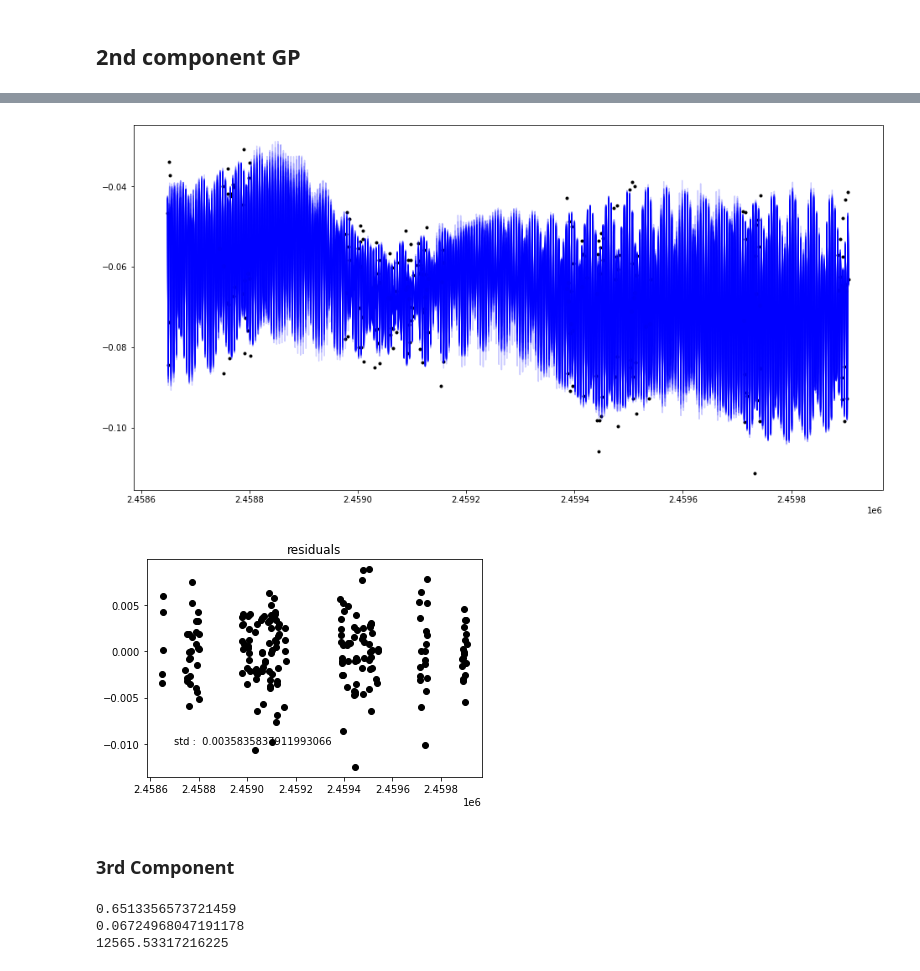
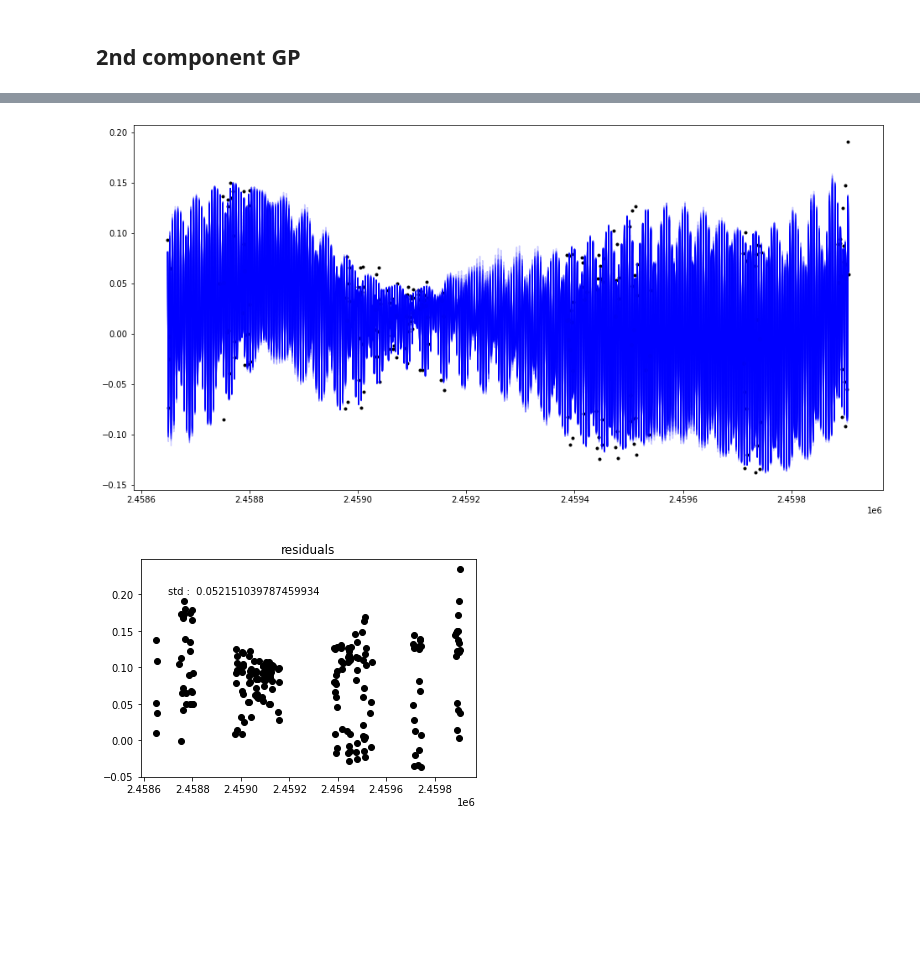
Before and after one commit to Paul-Charpentier/SPCAndie, a Jupyter notebook: GwPCA.ipynb, the cells around one changed output, grey strips where cells are left out. Saved outputs shown, nothing was run; the diff lists cells and outputs as text; code cells hidden in the pictures; blank space fills up the shorter version.

```diff
--- a/GwPCA.ipynb
+++ b/GwPCA.ipynb
@@ -256,8 +234,8 @@ def Display(HyperParam, tplot):
 # %%
 plt.figure(figsize=(16, 8))
 
-plt.plot(times[:-1], eigen2vectors[0][:-1],'k.')
-tplot = np.linspace(np.min(times), np.max(times), 1000)
+plt.plot(times[:-1], eigen2vectors[0],'k.')
+tplot = np.linspace(np.min(times[:-1]), np.max(times[:-1]), 1000)
 
 for s in range(25):
     plt.plot(tplot, Display(flat_samples[s,:], tplot), 'b', alpha=0.2)
@@ -287,11 +265,11 @@ print(10*(np.max(times[:-1])-np.min(times[:-1])))
 12565.53317216225
 # %%
 #Priors
-n_eta1 = ModifiedLogUniform(0.016, 0.16)
+n_eta1 = ModifiedLogUniform(0.06, 0.65)
 n_eta2 = stats.loguniform(1, 12565)
 n_eta3 = stats.norm(loc=4.865, scale=0.1)
 n_eta4 = stats.loguniform(0.1, 5)
-jitter = ModifiedLogUniform(0.016, 0.16)
+jitter = ModifiedLogUniform(0.06, 0.65)
 # %%
 def priors():
     return np.array([n_eta1.rvs(),n_eta2.rvs(), n_eta3.rvs(), n_eta4.rvs(), jitter.rvs()])
@@ -306,8 +284,8 @@ def logPosterior(HyperParam):
     logprior += jitter.logpdf(j)
 
     kernel = kernels.QuasiPeriodic(n1,n2,n3,n4) + kernels.WhiteNoise(j)
-    mean = means.Constant(np.mean(eigen2vectors[1][:-1]))
-    gpOBJ = process.GP(kernel,mean,times[:-1],eigen2vectors[1][:-1], yerr = 1e-12 * np.identity(times[:-1].size))
+    mean = means.Constant(np.mean(eigen2vectors[1]))
+    gpOBJ = process.GP(kernel,mean,times[:-1],eigen2vectors[1], yerr = 1e-12 * np.identity(times[:-1].size))
 
     logposterior = gpOBJ.log_likelihood() + logprior
     return logposterior
@@ -366,40 +344,30 @@ def Display(HyperParam, tplot):
     n1,n2,n3,n4, j = HyperParam
 
     kernel = kernels.QuasiPeriodic(n1,n2,n3,n4) + kernels.WhiteNoise(j)
-    mean = means.Constant(np.mean(eigen2vectors[1][:-1]))
-    gpOBJ = process.GP(kernel,mean,times[:-1],eigen2vectors[1][:-1],yerr = 1e-12 * np.identity(times[:-1].size))
+    mean = means.Constant(np.mean(eigen2vectors[1]))
+    gpOBJ = process.GP(kernel,mean,times[:-1],eigen2vectors[1],yerr = 1e-12 * np.identity(times[:-1].size))
 
     y_mean, y_std, time = gpOBJ.prediction(kernel,mean,tplot)
     return y_mean
 # %%
 plt.figure(figsize=(16, 8))
 
-plt.plot(times[:-1], eigen2vectors[1][:-1],'k.')
+plt.plot(times[:-1], eigen2vectors[1],'k.')
 tplot = np.linspace(np.min(times[:-1]), np.max(times[:-1]), 1000)
 
 for s in range(25):
     plt.plot(tplot, Display(flat_samples[s,:], tplot), 'b', alpha=0.2)
 plt.show()
 # %% [output]
-[figure, old version]
+[figure, new version]
 # %%
 y_sample = Display(flat_samples[0,:], times[:-1])
 
-residuals = eigen2vectors[1][:-1] - y_sample
+residuals = eigen2vectors[1] - y_sample
 
 plt.plot(times[:-1], residuals, 'ok')
-plt.annotate( "std :  " + str(np.std(residuals)), (2.4587*1e6, -0.01) )
+plt.annotate( "std :  " + str(np.std(residuals)), (2.4587*1e6, 0.2) )
 plt.title('residuals')
 plt.show()
 # %% [output]
-[figure, old version]
+[figure, new version]
-# %% [markdown]
-### 3rd Component
-# %%
-print(2*(np.max(eigen2vectors[2][:-1])- np.min(eigen2vectors[2][:-1])))
-print(np.std(eigen2vectors[2][:-1]))
-print(10*(np.max(times[:-1])-np.min(times[:-1])))
-# %% [output]
-0.6513356573721459
-0.06724968047191178
-12565.53317216225
```
Also changed, not shown: parts of 42 cells of this notebook.
